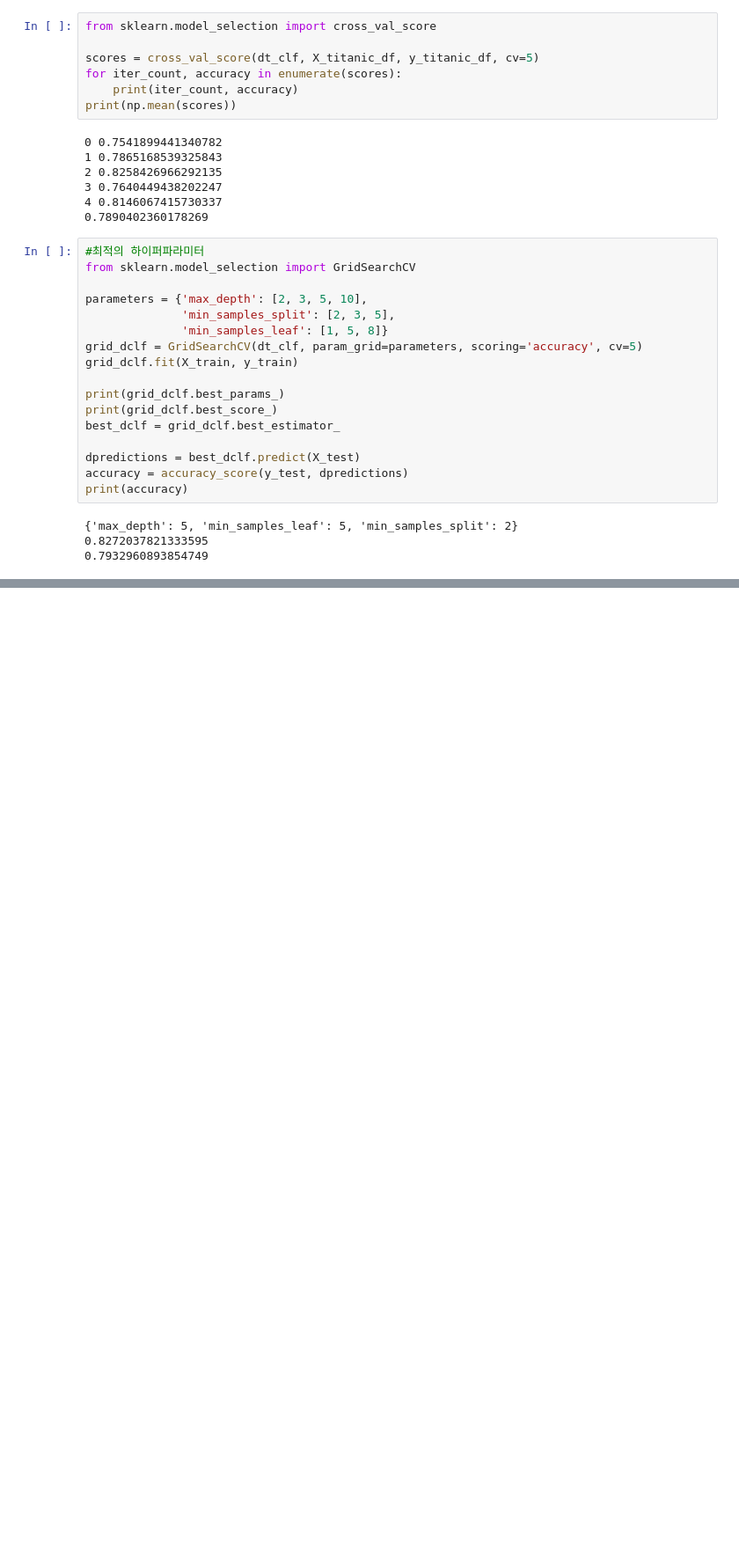
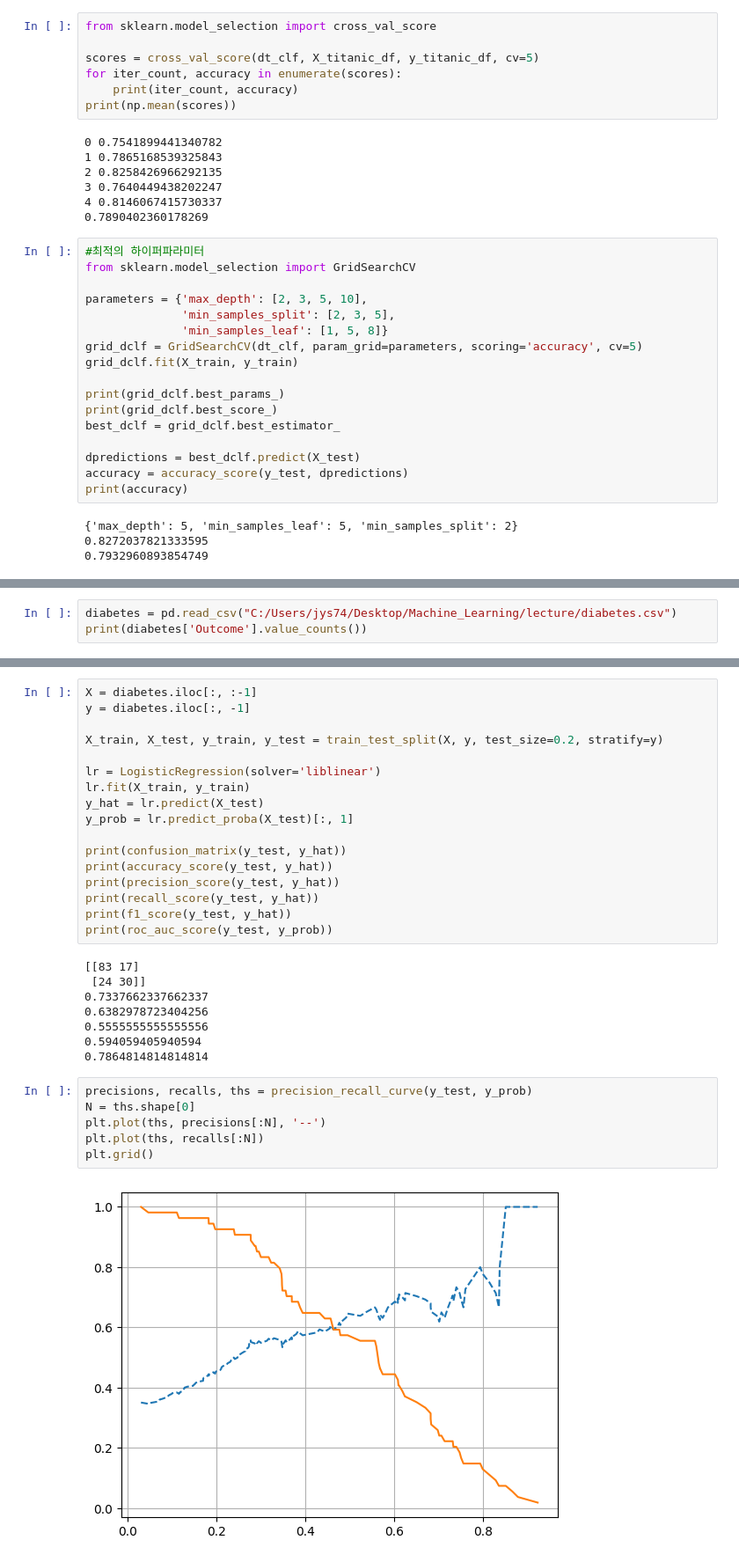
Before and after one commit to Jangmiws/lecture, a Jupyter notebook: lec_prac.ipynb, the cells around one changed output, grey strips where cells are left out. Shown at 88% size. Saved outputs shown, nothing was run; the diff lists cells and outputs as text; blank space fills up the shorter version.

```diff
--- a/lec_prac.ipynb
+++ b/lec_prac.ipynb
@@ -1881,0 +2201,3 @@ print(accuracy)
+# %%
+diabetes = pd.read_csv("C:/Users/jys74/Desktop/Machine_Learning/lecture/diabetes.csv")
+print(diabetes['Outcome'].value_counts())
@@ -1881,0 +2237,33 @@ print(accuracy)
+# %%
+X = diabetes.iloc[:, :-1]
+y = diabetes.iloc[:, -1]
+
+X_train, X_test, y_train, y_test = train_test_split(X, y, test_size=0.2, stratify=y)
+
+lr = LogisticRegression(solver='liblinear')
+lr.fit(X_train, y_train)
+y_hat = lr.predict(X_test)
+y_prob = lr.predict_proba(X_test)[:, 1]
+
+print(confusion_matrix(y_test, y_hat))
+print(accuracy_score(y_test, y_hat))
+print(precision_score(y_test, y_hat))
+print(recall_score(y_test, y_hat))
+print(f1_score(y_test, y_hat))
+print(roc_auc_score(y_test, y_prob))
+# %% [output]
+[[83 17]
+ [24 30]]
+0.7337662337662337
+0.6382978723404256
+0.5555555555555556
+0.594059405940594
+0.7864814814814814
+# %%
+precisions, recalls, ths = precision_recall_curve(y_test, y_prob)
+N = ths.shape[0]
+plt.plot(ths, precisions[:N], '--')
+plt.plot(ths, recalls[:N])
+plt.grid()
+# %% [output]
+[figure, added]
```
Also changed, not shown: parts of 66 cells of this notebook.
